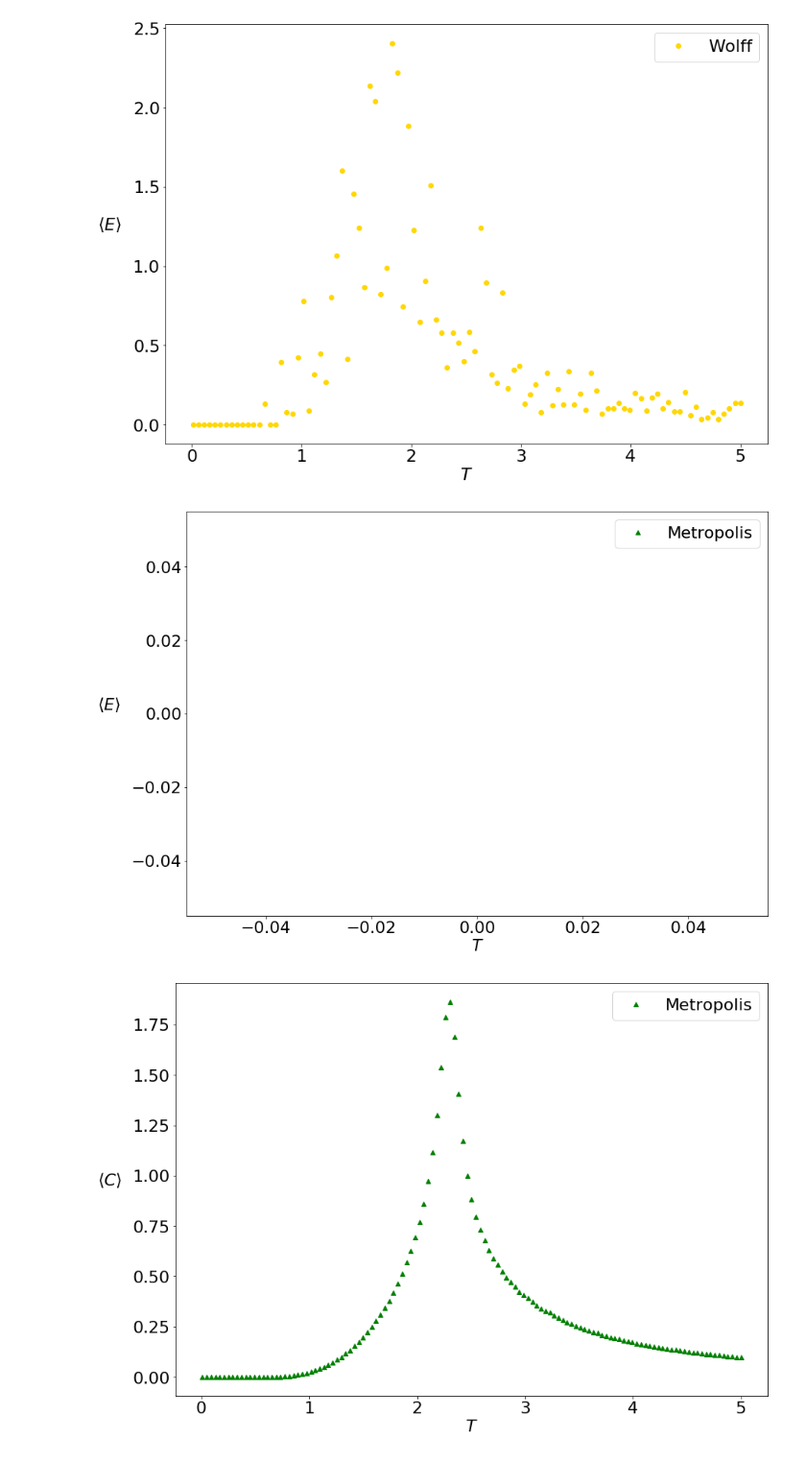
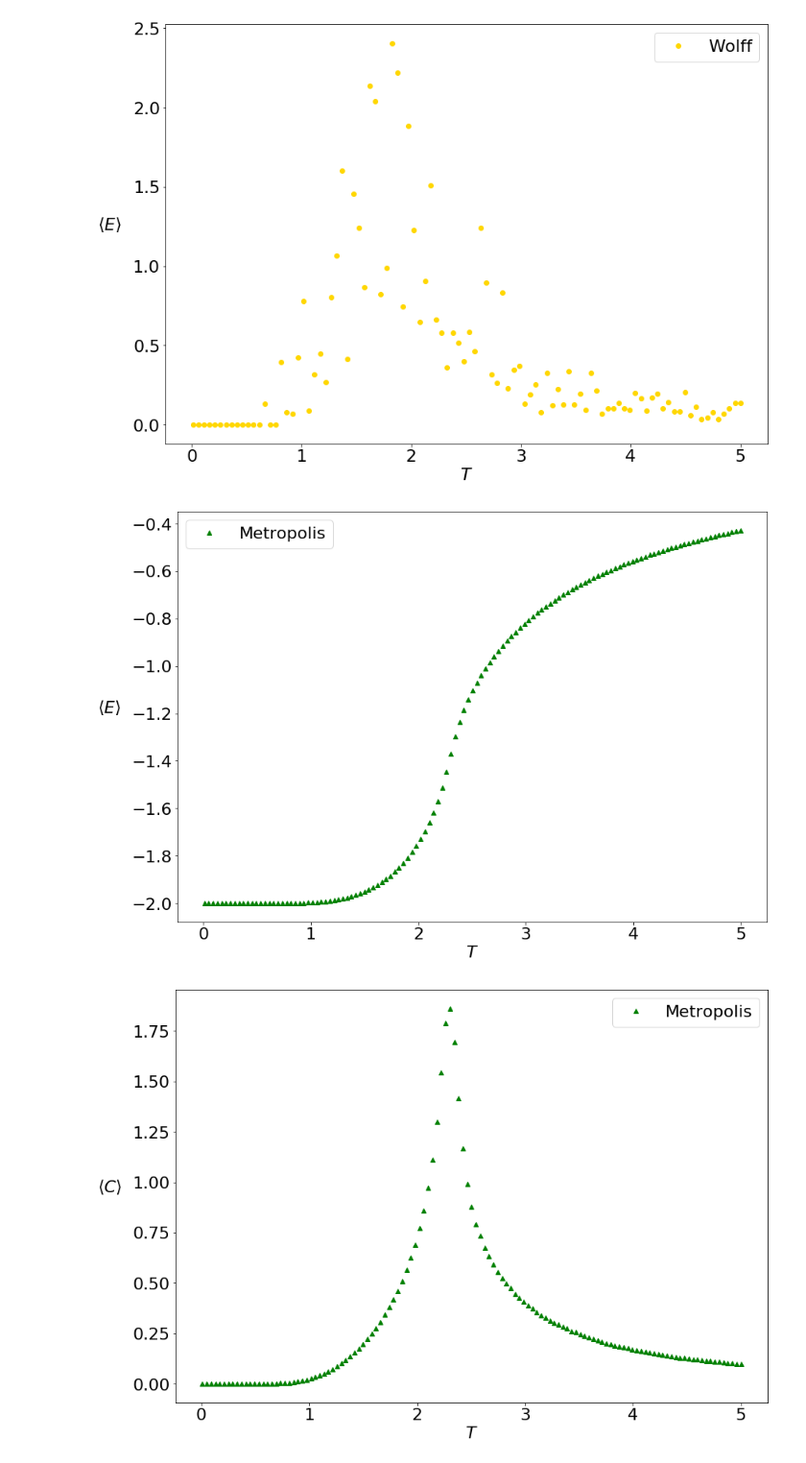
Before and after one commit to stevenstetzler/computational-physics, a Jupyter notebook: project1/phys5640_project1.ipynb, the cells around one changed output. Shown at 96% size. Saved outputs shown, nothing was run; the diff lists cells and outputs as text; code cells hidden in the pictures.

Commit message:
Good data!

```diff
--- a/project1/phys5640_project1.ipynb
+++ b/project1/phys5640_project1.ipynb
@@ -713,36 +713,33 @@ plt.show()
 # %% [output]
 [figure]
 # %%
-Ts = []
-Ts_metr = []
-energies = []
-energies_metr = []
-Cs = []
-Cs_metr = []
-acceptances = []
+Ts_m = []
+Es_m = []
+Cs_m = []
+Acceptance = []
 
-with open("metropolis_sweep_c_2.txt", 'r') as in_file:
+with open("metropolis_data.txt", 'r') as in_file:
     lines = in_file.readlines()
     for l in lines:
-        Ts_metr.append(float(l.split()[0]))
-        energies_metr.append(float(l.split()[1]))
-        Cs_metr.append(float(l.split()[2]))
-        acceptances.append(float(l.split()[3]))
+        Ts_m.append(float(l.split()[0]))
+        Es_m.append(float(l.split()[1]))
+        Cs_m.append(float(l.split()[2]))
+        Acceptance.append(float(l.split()[3]))
 
 f, ax = plt.subplots(figsize=(14, 10))
 rcParams['font.size'] = 22
 
-# Ts = Ts[9:]
-# energies = energies[9:]
+Ts_m_plot = Ts_m
+Es_m_plot = Es_m
 
-ax.plot(Ts, energies, linestyle="None", marker="^", color="green", label='Metropolis')
+ax.plot(Ts_m_plot, Es_m_plot, linestyle="None", marker="^", color="green", label='Metropolis')
 ax.set_ylabel(r"$\langle E \rangle$", rotation=0, labelpad=30)
 ax.set_xlabel(r"$T$")
 
 plt.legend()
 plt.show()
 # %% [output]
-[figure, old version]
+[figure, new version]
 # %%
 f, ax = plt.subplots(figsize=(14, 10))
 rcParams['font.size'] = 22
```
Also changed, not shown: parts of 8 cells of this notebook, 3 other files.
